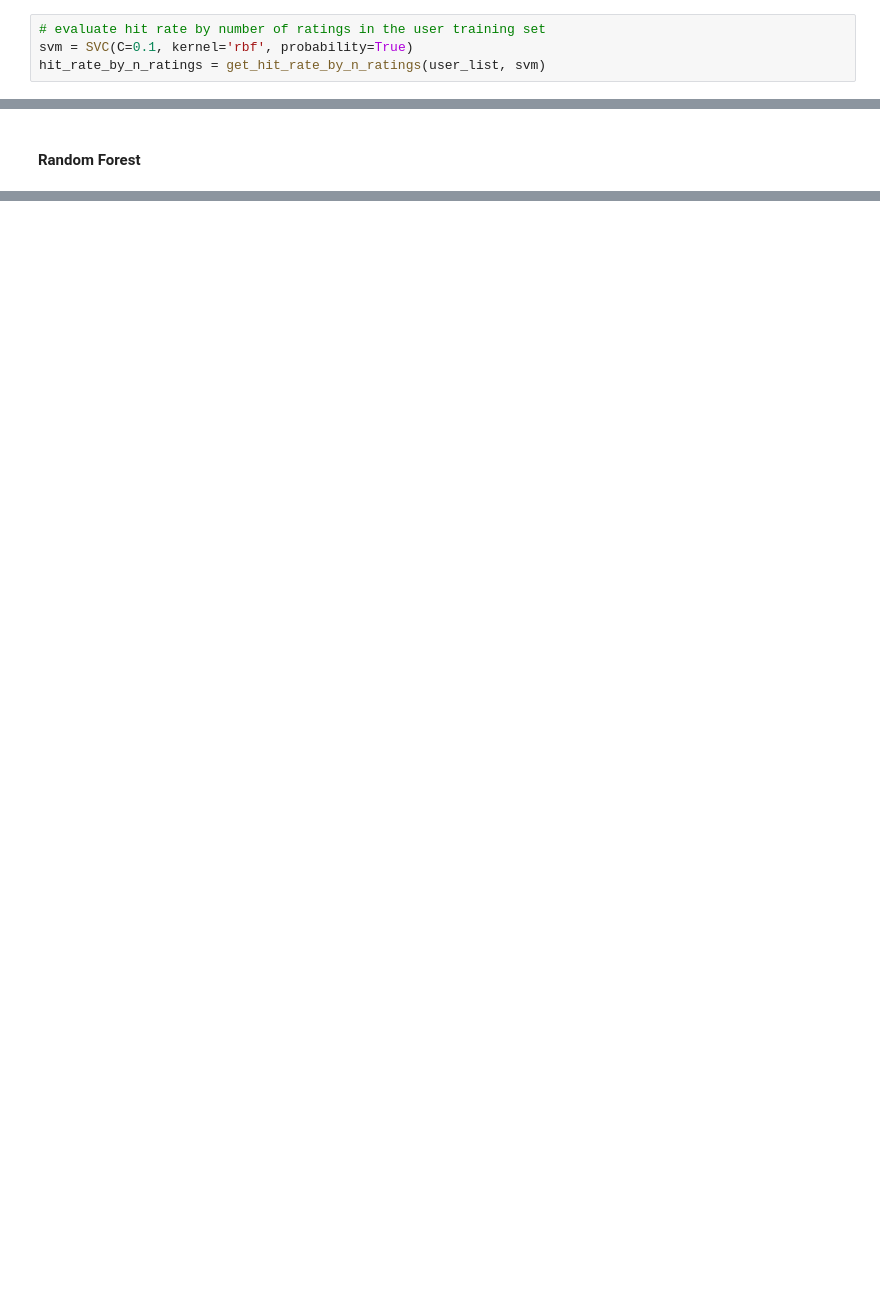
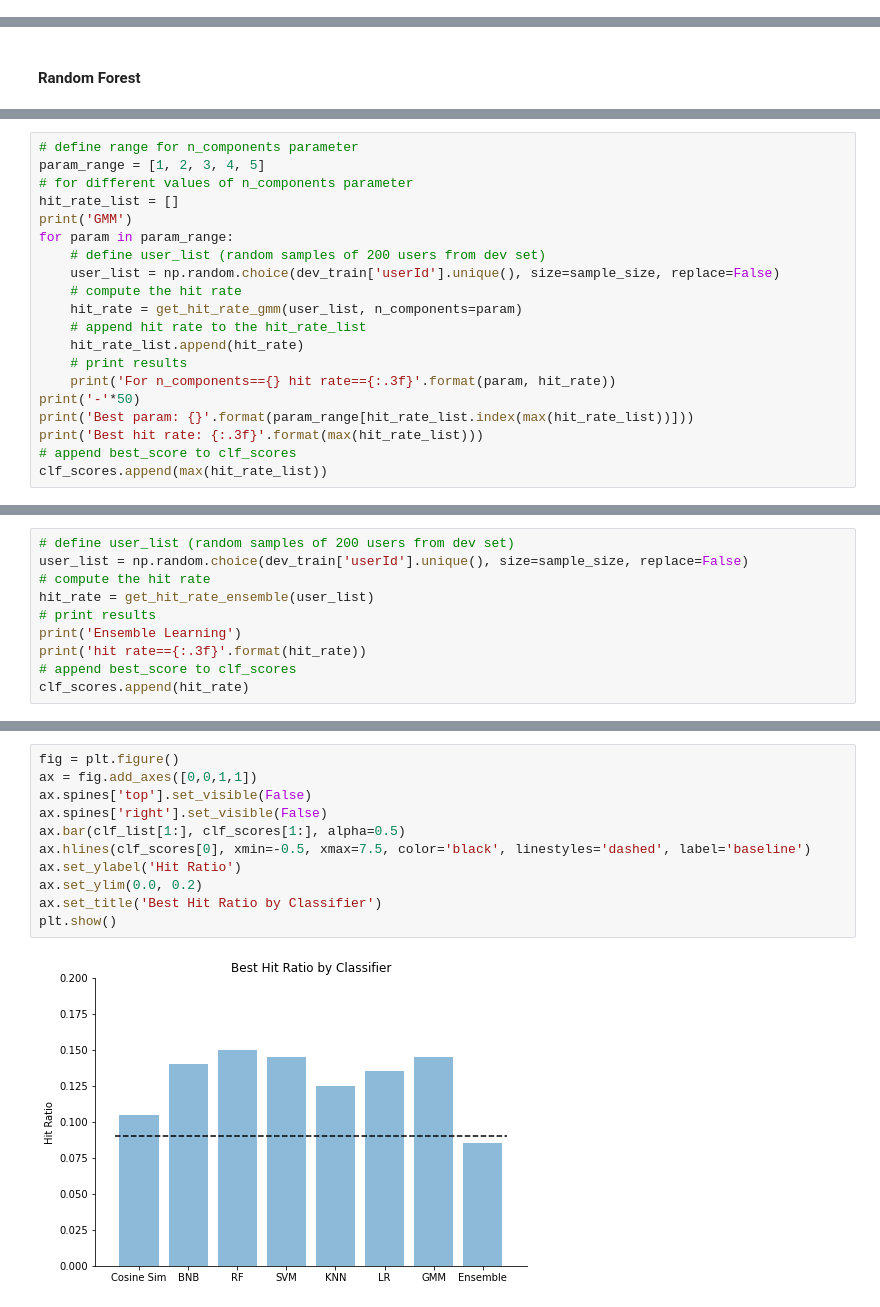
Before and after one commit to bdougall/W207_movies, a Jupyter notebook: content_based.ipynb, the cells around one changed output, grey strips where cells are left out. Saved outputs shown, nothing was run; the diff lists cells and outputs as text; blank space fills up the shorter version.

Commit message:
ensemble

```diff
--- a/content_based.ipynb
+++ b/content_based.ipynb
@@ -384,4 +588,0 @@ Hit rate **higher for negative scores** in the hold-out movie
-# %%
-# evaluate hit rate by number of ratings in the user training set
-svm = SVC(C=0.1, kernel='rbf', probability=True)
-hit_rate_by_n_ratings = get_hit_rate_by_n_ratings(user_list, svm)
@@ -441,0 +728,20 @@ For interval==(150, 200] hit rate==0.124
+# %%
+# define range for n_components parameter
+param_range = [1, 2, 3, 4, 5]
+# for different values of n_components parameter
+hit_rate_list = []
+print('GMM')
+for param in param_range:
+    # define user_list (random samples of 200 users from dev set)
+    user_list = np.random.choice(dev_train['userId'].unique(), size=sample_size, replace=False)
+    # compute the hit rate
+    hit_rate = get_hit_rate_gmm(user_list, n_components=param)
+    # append hit rate to the hit_rate_list
+    hit_rate_list.append(hit_rate)
+    # print results
+    print('For n_components=={} hit rate=={:.3f}'.format(param, hit_rate))
+print('-'*50)
+print('Best param: {}'.format(param_range[hit_rate_list.index(max(hit_rate_list))]))
+print('Best hit rate: {:.3f}'.format(max(hit_rate_list)))
+# append best_score to clf_scores
+clf_scores.append(max(hit_rate_list))
@@ -441,0 +760,10 @@ For interval==(150, 200] hit rate==0.124
+# %%
+# define user_list (random samples of 200 users from dev set)
+user_list = np.random.choice(dev_train['userId'].unique(), size=sample_size, replace=False)
+# compute the hit rate
+hit_rate = get_hit_rate_ensemble(user_list)
+# print results
+print('Ensemble Learning')
+print('hit rate=={:.3f}'.format(hit_rate))
+# append best_score to clf_scores
+clf_scores.append(hit_rate)
@@ -441,0 +775,13 @@ For interval==(150, 200] hit rate==0.124
+# %%
+fig = plt.figure()
+ax = fig.add_axes([0,0,1,1])
+ax.spines['top'].set_visible(False)
+ax.spines['right'].set_visible(False)
+ax.bar(clf_list[1:], clf_scores[1:], alpha=0.5)
+ax.hlines(clf_scores[0], xmin=-0.5, xmax=7.5, color='black', linestyles='dashed', label='baseline')
+ax.set_ylabel('Hit Ratio')
+ax.set_ylim(0.0, 0.2)
+ax.set_title('Best Hit Ratio by Classifier')
+plt.show()
+# %% [output]
+[figure, added]
```
Also changed, not shown: parts of 77 cells of this notebook.
